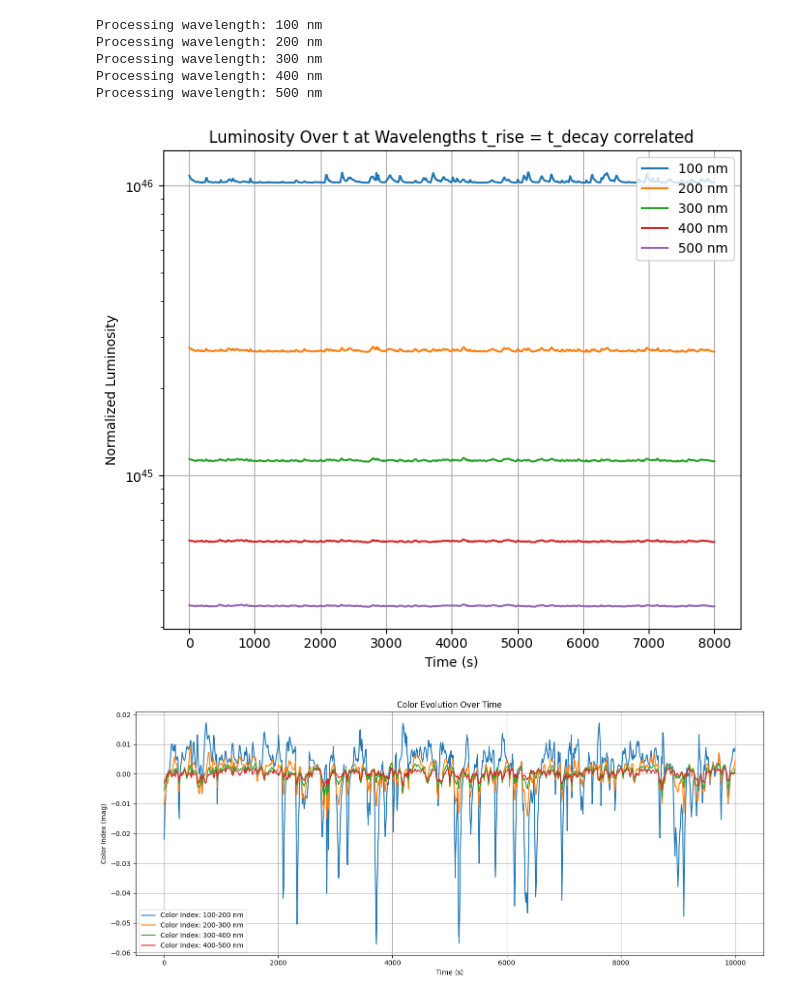
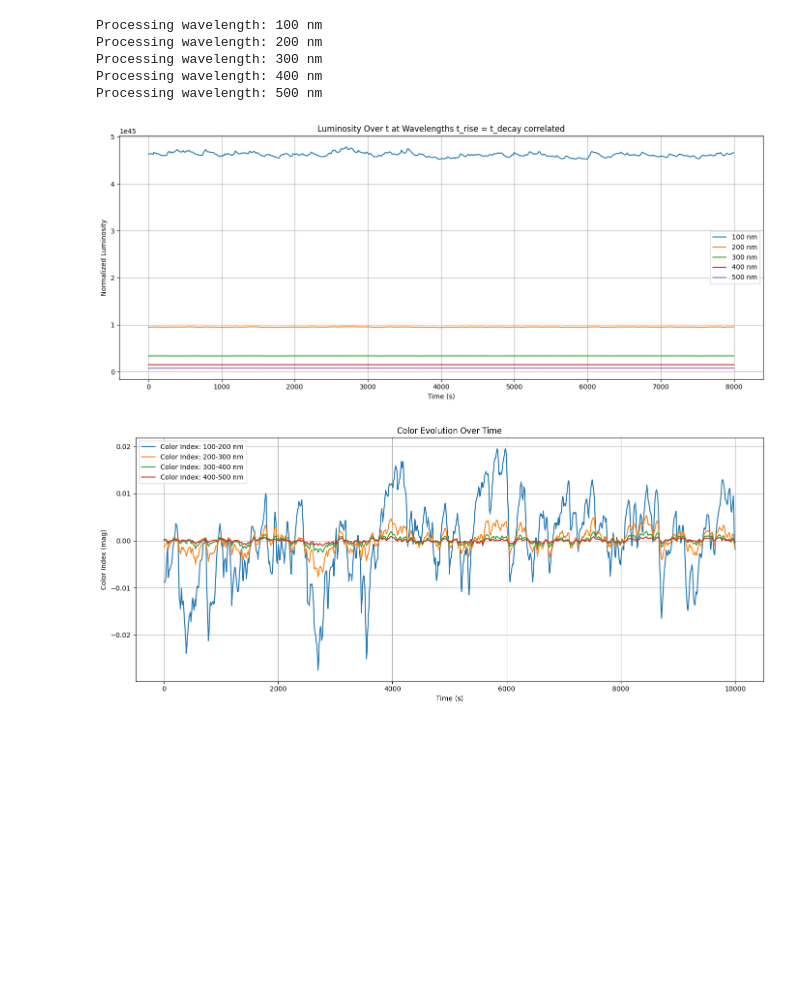
Before and after one commit to 221Shaurya/AGN_variability, a Jupyter notebook: color_evolution.ipynb, the cells around one changed output. Saved outputs shown, nothing was run; the diff lists cells and outputs as text; code cells hidden in the pictures; blank space fills up the shorter version.

Commit message:
e-folding factor in the code changed to 1 and the size of flares increase to 10^11m

```diff
--- a/color_evolution.ipynb
+++ b/color_evolution.ipynb
@@ -15,8 +15,8 @@ h = 6.626e-34       # Planck constant (J·s)
 # Cell 3: Parameters (User-Adjustable)
 
 # Black Hole and Accretion Parameters
-M_BH = M_sol * 7e8  # Black hole mass (kg)
-dot_M = 2e23        # Accretion rate (kg/s) Calculated the correct accretion rate , initially half
+M_BH = M_sol * 1e8  # Black hole mass (kg)
+dot_M = 1.225e-7 * M_sol        # Accretion rate (kg/s) Calculated the correct accretion rate , initially half
 
 # Grid Setup
 num_points = 1000               # Number of radial grid points
@@ -42,13 +42,13 @@ flare_temp_increase_power_law_index = 1.5  # Power-law index
 # Flare Durations
 flare_rise_time_min = 10    # Minimum flare rise time (seconds)
 flare_rise_time_max = 50    # Maximum flare rise time (seconds)
-flare_e_folding_time_min = flare_rise_time_min # Minimum e-folding time (seconds)
-flare_e_folding_time_max = flare_rise_time_max  # Maximum e-folding time (seconds)
+flare_e_folding_time_min = 20 # Minimum e-folding time (seconds)
+flare_e_folding_time_max = 50  # Maximum e-folding time (seconds)
 flare_decay_e_folding_multiplicator = 5   # Number of e-folding times in decay phase
 
 # Flare Sizes (Radial and Angular)
-min_flare_size_r = 1e8      # Minimum flare radial size (meters)
-max_flare_size_r = 1e10     # Maximum flare radial size (meters)
+min_flare_size_r = 1e9      # Minimum flare radial size (meters)
+max_flare_size_r = 1e11     # Maximum flare radial size (meters)
 min_flare_size_theta = np.pi / 100  # Minimum flare angular size (radians)
 max_flare_size_theta = np.pi / 10   # Maximum flare angular size (radians)
 flare_size_r_grid_multiplier = 10  # Minimum radial grid cells for flare size
@@ -111,7 +113,7 @@ flare_angles = np.random.randint(0, num_angular_sections, size=num_flares)
 flare_rise_times = np.random.randint(flare_rise_time_min, flare_rise_time_max+1, size=num_flares)
 
 # E-folding Times for Exponential Decay (seconds)
-flare_e_folding_times = flare_rise_times
+flare_e_folding_times = np.random.randint(flare_e_folding_time_min, flare_e_folding_time_max+1, size=num_flares)
 
 # Decay Durations
 flare_decay_times = flare_decay_e_folding_multiplicator * flare_e_folding_times
@@ -276,7 +278,7 @@ colors = compute_color_indices(magnitudes, wavelengths)
 start_time = 1   # Start time in seconds
 end_time = 8000     # End time in seconds
 
-plt.figure(figsize=(7, 6))
+plt.figure(figsize=(14, 6))
 
 for i, wavelength in enumerate(wavelengths):
     # Extract luminosity after warm-up period
@@ -284,35 +286,35 @@ for i, wavelength in enumerate(wavelengths):
 
     # Corresponding filtered times after warm-up
     times_i = times[times >= 0]
 
     # Create a mask for the desired time range
     mask = (times_i >= start_time) & (times_i <= end_time)
 
     # Apply the mask to luminosity and times
     luminosity_subset = luminosity_i[mask]
     times_subset = times_i[mask]
 
     # Check if there are any data points in the specified range
     if len(luminosity_subset) == 0:
         print(f"No data available for wavelength {int(wavelength*1e9)} nm in the specified time range.")
         continue
 
     # Normalize luminosity so that the initial value in the subset is 1
     luminosity_normalized = luminosity_subset / luminosity_subset[0]
 
     # Plot the normalized luminosity
     plt.plot(times_subset, luminosity_subset, label=f'{int(wavelength*1e9)} nm')
 
 plt.xlabel('Time (s)')
-plt.yscale('log')
+#plt.yscale('log')
 plt.ylabel('Normalized Luminosity')
 plt.title('Luminosity Over t at Wavelengths t_rise = t_decay correlated')
 plt.legend()
 plt.grid(True)
 plt.tight_layout()
 plt.show()
 # %% [output]
-[figure, old version]
+[figure, new version]
 # %%
 # Cell 25: Plot Color Indices Over Time
 plt.figure(figsize=(14, 6))
@@ -326,7 +328,7 @@ plt.grid(True)
 plt.tight_layout()
 plt.show()
 # %% [output]
-[figure, old version]
+[figure, new version]
 # %%
 import numpy as np
 import matplotlib.pyplot as plt
```
Also changed, not shown: parts of 8 cells of this notebook, 1 other file.
